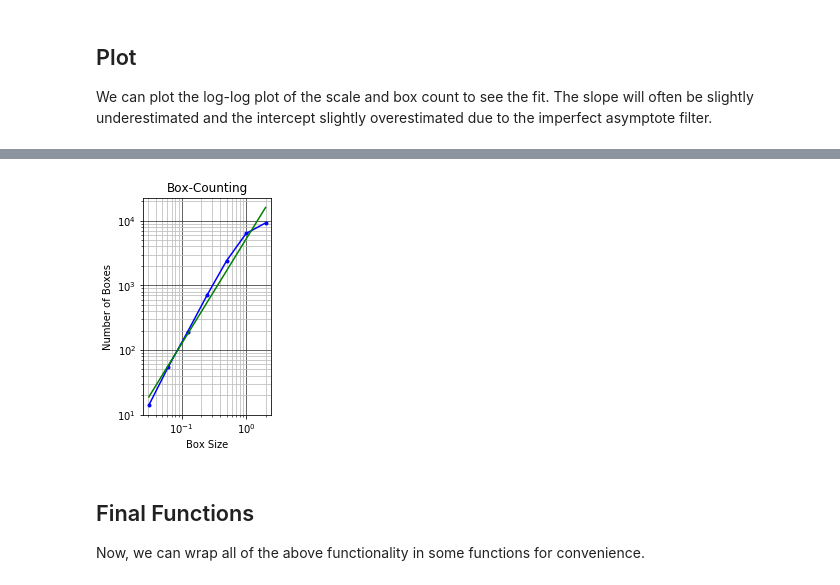
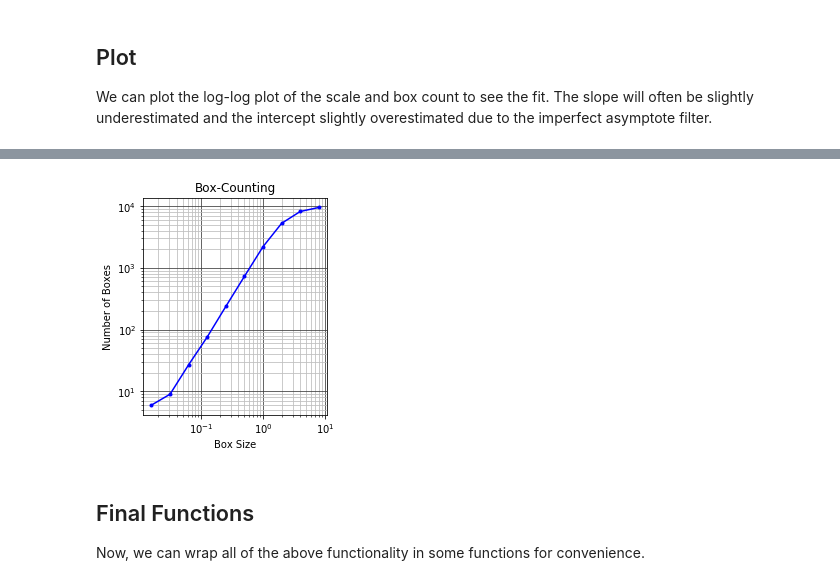
Before and after one commit to rokmetro/msl-iposition-pipeline-fork, a Jupyter notebook: examples/FD_Lacunarity.ipynb, the cells around one changed output, grey strips where cells are left out. Drawn from its saved outputs; the diff is of its cells as text; code cells hidden in the pictures.

```diff
--- a/examples/FD_Lacunarity.ipynb
+++ b/examples/FD_Lacunarity.ipynb
@@ -20,7 +20,7 @@ from mpl_toolkits.mplot3d import Axes3D
 Generate a random walk of length *n* in *d* dimensions and plot it if it is 1, 2, or 3 dimensional.
 # %%
 n = 10000
-d = 3
+d = 2
 start_pos = [0]*d
 steps = np.random.rand(n - 1, len(start_pos)) * 2 - [[1]*len(start_pos)]*(n - 1)
 random_walk = [start_pos]
@@ -81,22 +100,22 @@ We can plot the log-log plot of the scale and box count to see the fit. The slop
 # %%
 import matplotlib.pyplot as plt
 
 fig, ax = plt.subplots()
 plt.plot( 1./r, N, 'b.-' )
-ax.plot( 1./r, np.exp(A)*1./r**Df, 'g', alpha=1.0 )
+#ax.plot( 1./r, np.exp(A)*1./r**Df, 'g', alpha=1.0 )
 
 ax.set_xscale('log')
 ax.set_yscale('log')
 ax.set_aspect(1)
 plt.xlabel('Box Size')
 plt.ylabel('Number of Boxes')
 plt.grid(which='minor', ls='-', color='0.75')
 plt.grid(which='major', ls='-', color='0.25')
 plt.title('Box-Counting')
 
 plt.show()
 # %% [output]
-[figure, old version]
+[figure, new version]
 # %% [markdown]
 ## Final Functions
 
```
Also changed, not shown: parts of 4 cells of this notebook, 1 other file.
